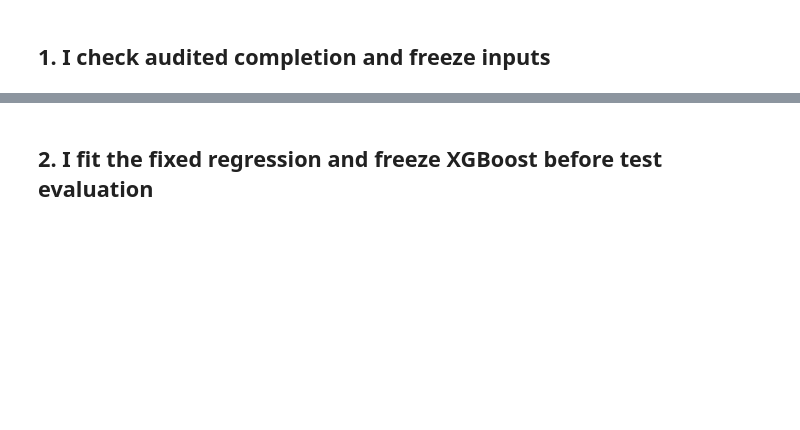
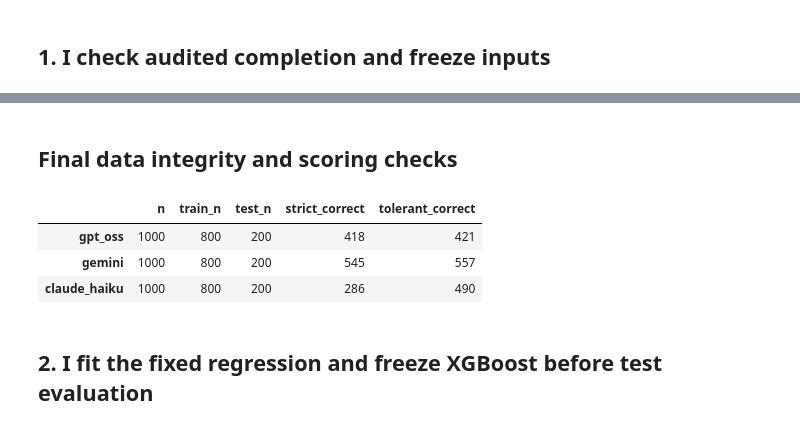
Before and after one commit to lev1denison/LLM_Chess_Comparison, a Jupyter notebook: notebooks/06_final_analysis.ipynb, the cells around one changed output, grey strips where cells are left out. Saved outputs shown, nothing was run; the diff lists cells and outputs as text; code cells hidden in the pictures; blank space fills up the shorter version.

```diff
--- a/notebooks/06_final_analysis.ipynb
+++ b/notebooks/06_final_analysis.ipynb
@@ -95,3 +110,34 @@ Final analysis is pending: I need all 1,000 audited answers from each model. I d
+# %% [markdown]
+## Final data integrity and scoring checks
+# %%
+# Verify result metadata against the frozen sample and retain file hashes.
+assert READY
+data_audit={'passed':True,'new_api_requests':0,'files':{},'models':{}}
+for name in PLAN['models']:
+    result=pd.read_csv(BASE/name/'results.csv',dtype={'puzzle_id':str})
+    assert result.trial_id.nunique()==1000
+    assert result.scoring_version.eq('solution_mention_v1').all()
+    assert result.strict_success.isin([0,1]).all()
+    joined=features.merge(result,on='puzzle_id',suffixes=('_f','_r'),validate='one_to_one')
+    for col in ['split','solver_fen','official_first_move','collection_order']:
+        assert joined[col+'_f'].equals(joined[col+'_r']), (name,col)
+    assert result.returned_model.eq(CONFIG['models'][name]['model']).all()
+    assert result.groupby('split').size().to_dict()=={'test':200,'train':800}
+    data_audit['models'][name]={'n':1000,'train_n':800,'test_n':200,'strict_correct':int(result.strict_success.sum()),'tolerant_correct':int(result.success.sum())}
+    for filename in ['results.csv','outcomes.jsonl','requests.jsonl','audit.json','summary.json']:
+        path=BASE/name/filename
+        data_audit['files'][str(path.relative_to(ROOT))]=sha(path)
+for filename in ['puzzles.csv','analysis_features.csv','feature_recipe.json','manifest.json']:
+    data_audit['files'][str((BASE/filename).relative_to(ROOT))]=sha(BASE/filename)
+audit_path=OUT/'final_data_audit.json'
+if audit_path.exists():assert json.loads(audit_path.read_text())==data_audit
+else:save(audit_path,data_audit)
+display(pd.DataFrame(data_audit['models']).T)
+# %% [output]
+|  | n | train_n | test_n | strict_correct | tolerant_correct |
+| gpt_oss | 1000 | 800 | 200 | 418 | 421 |
+| gemini | 1000 | 800 | 200 | 545 | 557 |
+| claude_haiku | 1000 | 800 | 200 | 286 | 490 |
 # %% [markdown]
 ## 2. I fit the fixed regression and freeze XGBoost before test evaluation
 # %%
```
Also changed, not shown: parts of 8 cells of this notebook, 36 other files.
